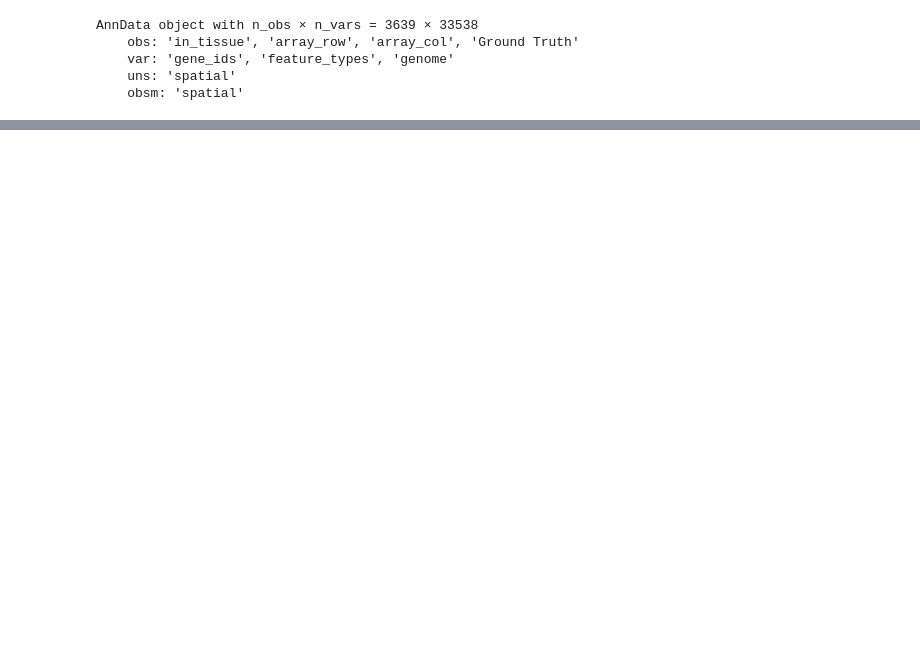
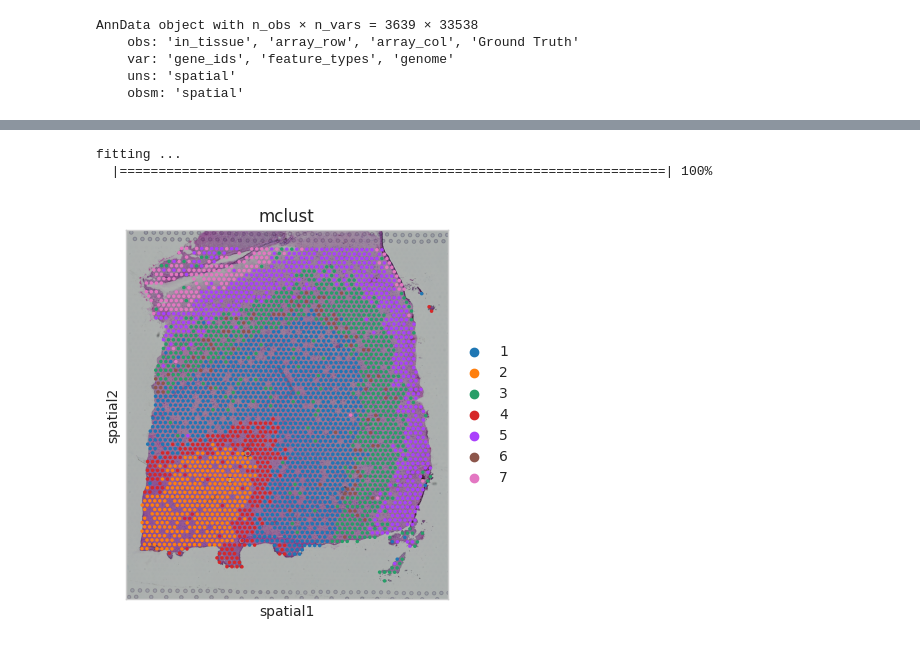
Before and after one commit to tju-zl/CPS, a Jupyter notebook: benchmark/1_spatiual_imputation_DLPFC.ipynb, the cells around one changed output, grey strips where cells are left out. Cells and saved outputs as stored; diff of their text form; code cells hidden in the pictures; blank space fills up the shorter version.

```diff
--- a/benchmark/1_spatiual_imputation_DLPFC.ipynb
+++ b/benchmark/1_spatiual_imputation_DLPFC.ipynb
@@ -96,0 +131,7 @@ OrderedDict([('spatial',
+# %%
+train_adata = CPS.mclust(train_adata, args, key='z_t', pca_dim=32)
+sc.pl.spatial(train_adata, img_key="hires", color=["mclust"])
+# %% [output]
+fitting ...
+  |======================================================================| 100%
+[figure, added]
```
Also changed, not shown: parts of 13 cells of this notebook, 28 other files.
